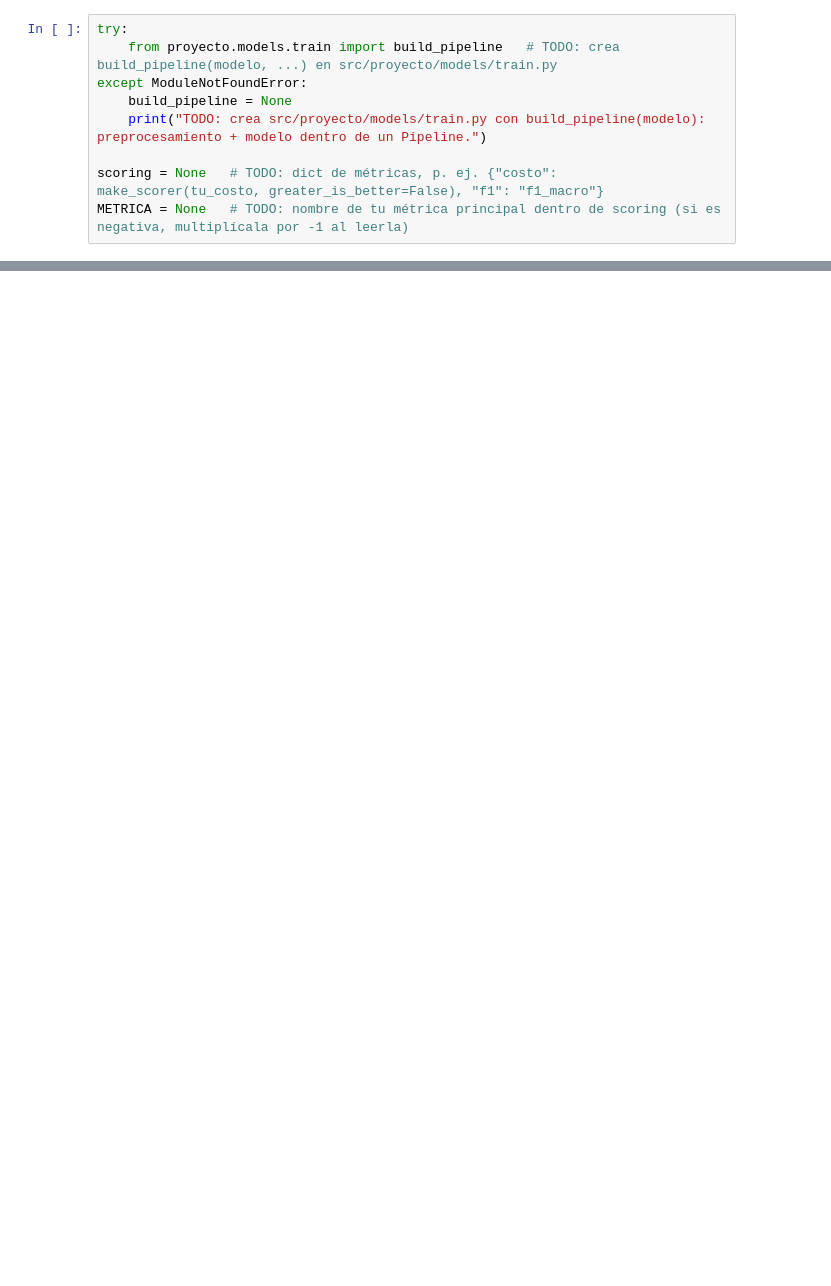
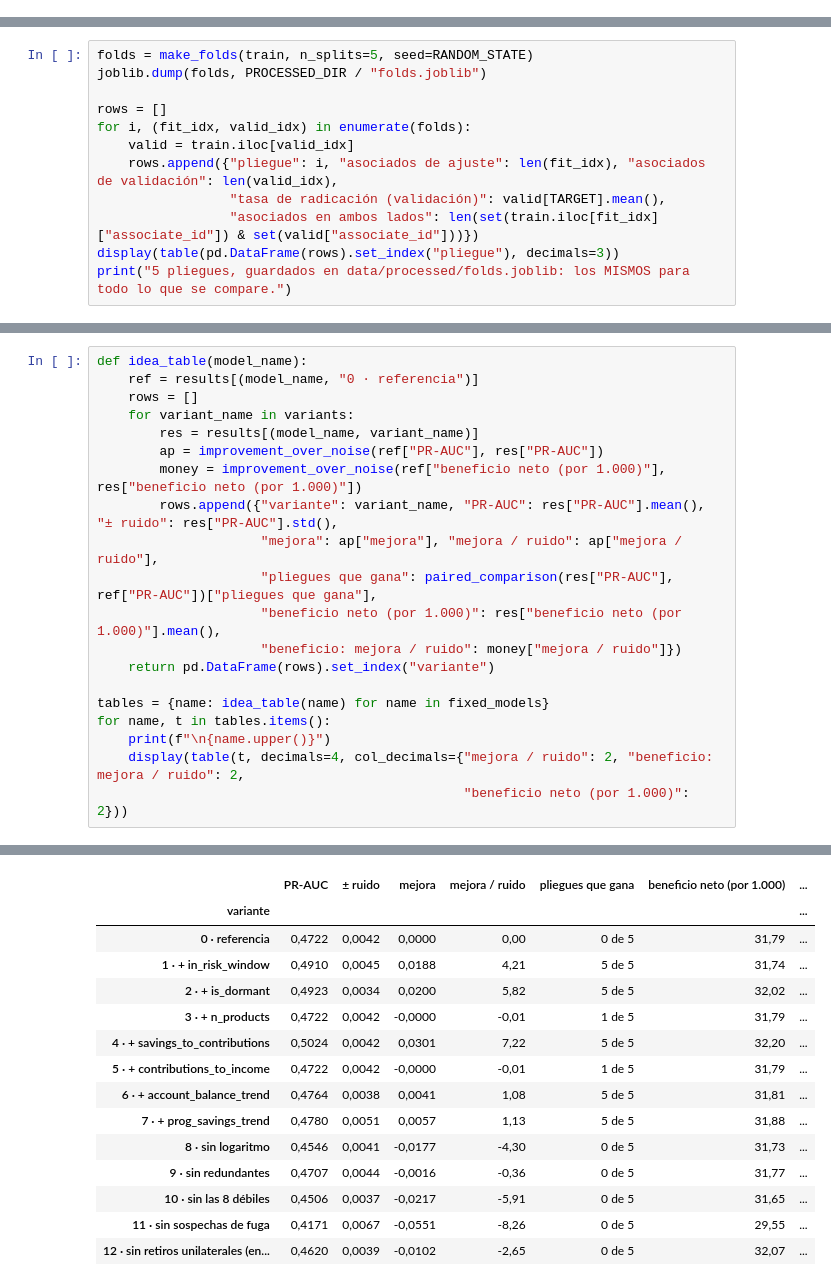
Before and after one commit to carlosgris1980-coder/retiro_asociados, a Jupyter notebook: notebooks/04_features.ipynb, the cells around one changed output, grey strips where cells are left out. Cells and saved outputs as stored; diff of their text form; blank space fills up the shorter version.

```diff
--- a/notebooks/04_features.ipynb
+++ b/notebooks/04_features.ipynb
@@ -83,9 +95,0 @@ reflejar la decisión del negocio (tu ficha de caso); añade 1–2 **de control*
-# %%
-try:
-    from proyecto.models.train import build_pipeline   # TODO: crea build_pipeline(modelo, ...) en src/proyecto/models/train.py
-except ModuleNotFoundError:
-    build_pipeline = None
-    print("TODO: crea src/proyecto/models/train.py con build_pipeline(modelo): preprocesamiento + modelo dentro de un Pipeline.")
-
-scoring = None   # TODO: dict de métricas, p. ej. {"costo": make_scorer(tu_costo, greater_is_better=False), "f1": "f1_macro"}
-METRICA = None   # TODO: nombre de tu métrica principal dentro de scoring (si es negativa, multiplícala por -1 al leerla)
@@ -164,0 +96,12 @@ Una fila por idea, **con su cifra** (mejora / ruido). Cópiala a `reports/04_fea
+# %%
+folds = make_folds(train, n_splits=5, seed=RANDOM_STATE)
+joblib.dump(folds, PROCESSED_DIR / "folds.joblib")
+
+rows = []
+for i, (fit_idx, valid_idx) in enumerate(folds):
+    valid = train.iloc[valid_idx]
+    rows.append({"pliegue": i, "asociados de ajuste": len(fit_idx), "asociados de validación": len(valid_idx),
+                 "tasa de radicación (validación)": valid[TARGET].mean(),
+                 "asociados en ambos lados": len(set(train.iloc[fit_idx]["associate_id"]) & set(valid["associate_id"]))})
+display(table(pd.DataFrame(rows).set_index("pliegue"), decimals=3))
+print("5 pliegues, guardados en data/processed/folds.joblib: los MISMOS para todo lo que se compare.")
@@ -164,0 +158,21 @@ Una fila por idea, **con su cifra** (mejora / ruido). Cópiala a `reports/04_fea
+# %%
+def idea_table(model_name):
+    ref = results[(model_name, "0 · referencia")]
+    rows = []
+    for variant_name in variants:
+        res = results[(model_name, variant_name)]
+        ap = improvement_over_noise(ref["PR-AUC"], res["PR-AUC"])
+        money = improvement_over_noise(ref["beneficio neto (por 1.000)"], res["beneficio neto (por 1.000)"])
+        rows.append({"variante": variant_name, "PR-AUC": res["PR-AUC"].mean(), "± ruido": res["PR-AUC"].std(),
+                     "mejora": ap["mejora"], "mejora / ruido": ap["mejora / ruido"],
+                     "pliegues que gana": paired_comparison(res["PR-AUC"], ref["PR-AUC"])["pliegues que gana"],
+                     "beneficio neto (por 1.000)": res["beneficio neto (por 1.000)"].mean(),
+                     "beneficio: mejora / ruido": money["mejora / ruido"]})
+    return pd.DataFrame(rows).set_index("variante")
+
+tables = {name: idea_table(name) for name in fixed_models}
+for name, t in tables.items():
+    print(f"\n{name.upper()}")
+    display(table(t, decimals=4, col_decimals={"mejora / ruido": 2, "beneficio: mejora / ruido": 2,
+                                               "beneficio neto (por 1.000)": 2}))
+# %% [output]
@@ -164,0 +180,15 @@ Una fila por idea, **con su cifra** (mejora / ruido). Cópiala a `reports/04_fea
+|  | PR-AUC | ± ruido | mejora | mejora / ruido | pliegues que gana | beneficio neto (por 1.000) | ... |
+| variante |  |  |  |  |  |  | ... |
+| 0 · referencia | 0,4722 | 0,0042 | 0,0000 | 0,00 | 0 de 5 | 31,79 | ... |
+| 1 · + in_risk_window | 0,4910 | 0,0045 | 0,0188 | 4,21 | 5 de 5 | 31,74 | ... |
+| 2 · + is_dormant | 0,4923 | 0,0034 | 0,0200 | 5,82 | 5 de 5 | 32,02 | ... |
+| 3 · + n_products | 0,4722 | 0,0042 | -0,0000 | -0,01 | 1 de 5 | 31,79 | ... |
+| 4 · + savings_to_contributions | 0,5024 | 0,0042 | 0,0301 | 7,22 | 5 de 5 | 32,20 | ... |
+| 5 · + contributions_to_income | 0,4722 | 0,0042 | -0,0000 | -0,01 | 1 de 5 | 31,79 | ... |
+| 6 · + account_balance_trend | 0,4764 | 0,0038 | 0,0041 | 1,08 | 5 de 5 | 31,81 | ... |
+| 7 · + prog_savings_trend | 0,4780 | 0,0051 | 0,0057 | 1,13 | 5 de 5 | 31,88 | ... |
+| 8 · sin logaritmo | 0,4546 | 0,0041 | -0,0177 | -4,30 | 0 de 5 | 31,73 | ... |
+| 9 · sin redundantes | 0,4707 | 0,0044 | -0,0016 | -0,36 | 0 de 5 | 31,77 | ... |
+| 10 · sin las 8 débiles | 0,4506 | 0,0037 | -0,0217 | -5,91 | 0 de 5 | 31,65 | ... |
+| 11 · sin sospechas de fuga | 0,4171 | 0,0067 | -0,0551 | -8,26 | 0 de 5 | 29,55 | ... |
+| 12 · sin retiros unilaterales (en... | 0,4620 | 0,0039 | -0,0102 | -2,65 | 0 de 5 | 32,07 | ... |
```
Also changed, not shown: parts of 27 cells of this notebook, 12 other files.
